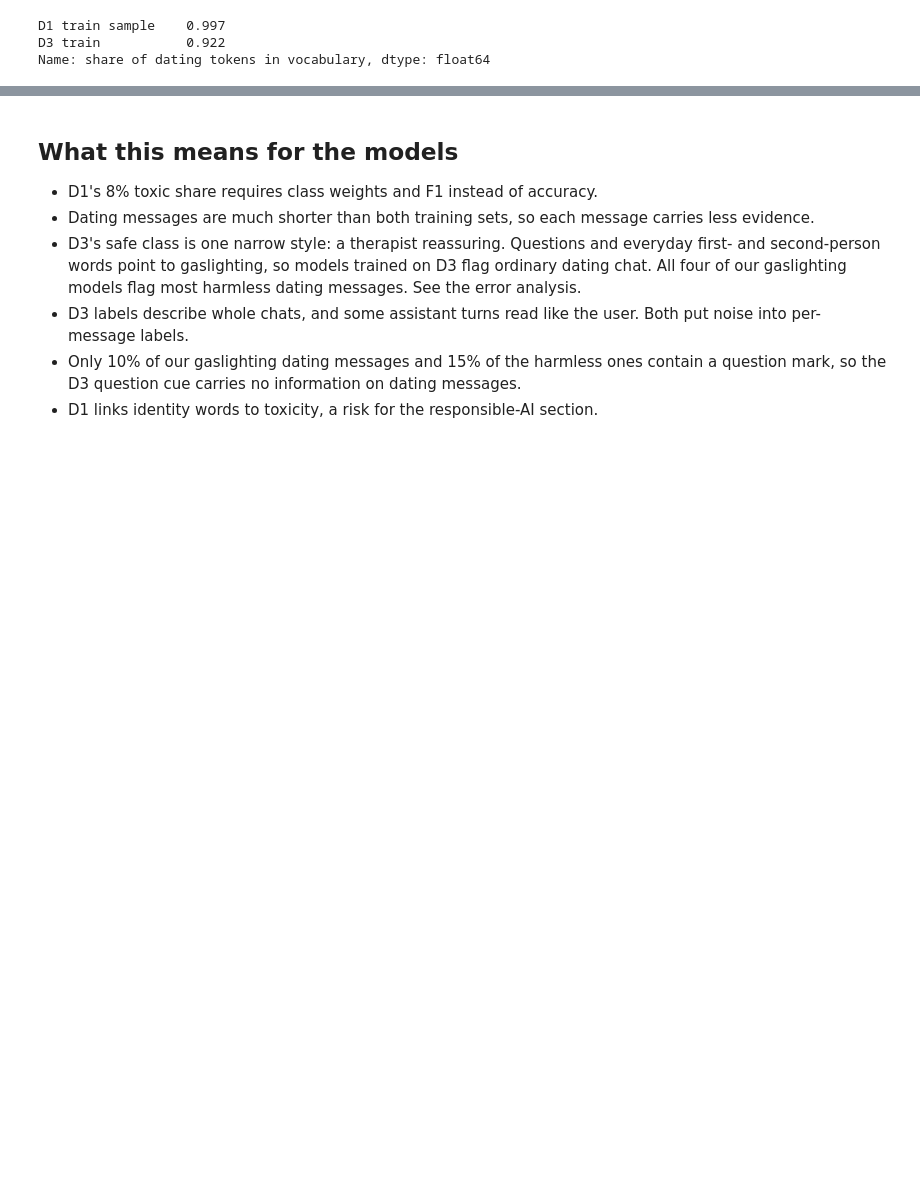
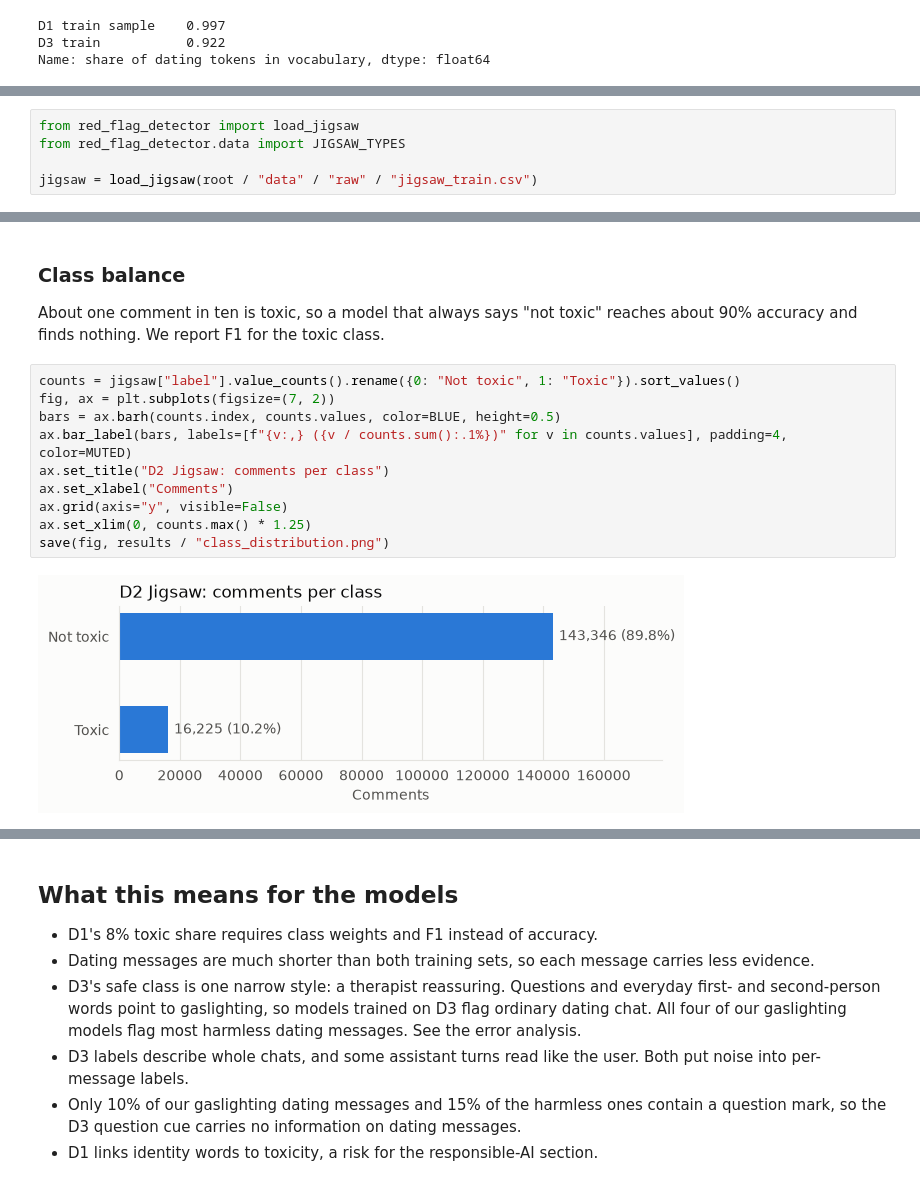
Before and after one commit to alex10020/RedFlagDetection_MachineLearning, a Jupyter notebook: notebooks/eda.ipynb, the cells around one changed output, grey strips where cells are left out. Saved outputs shown, nothing was run; the diff lists cells and outputs as text; blank space fills up the shorter version.

```diff
--- a/notebooks/03_eda_d1_d3.ipynb
+++ b/notebooks/eda.ipynb
@@ -282,0 +287,5 @@ Name: share of dating tokens in vocabulary, dtype: float64
+# %%
+from red_flag_detector import load_jigsaw
+from red_flag_detector.data import JIGSAW_TYPES
+
+jigsaw = load_jigsaw(root / "data" / "raw" / "jigsaw_train.csv")
@@ -282,0 +313,16 @@ Name: share of dating tokens in vocabulary, dtype: float64
+# %% [markdown]
+### Class balance
+
+About one comment in ten is toxic, so a model that always says "not toxic" reaches about 90% accuracy and finds nothing. We report F1 for the toxic class.
+# %%
+counts = jigsaw["label"].value_counts().rename({0: "Not toxic", 1: "Toxic"}).sort_values()
+fig, ax = plt.subplots(figsize=(7, 2))
+bars = ax.barh(counts.index, counts.values, color=BLUE, height=0.5)
+ax.bar_label(bars, labels=[f"{v:,} ({v / counts.sum():.1%})" for v in counts.values], padding=4, color=MUTED)
+ax.set_title("D2 Jigsaw: comments per class")
+ax.set_xlabel("Comments")
+ax.grid(axis="y", visible=False)
+ax.set_xlim(0, counts.max() * 1.25)
+save(fig, results / "class_distribution.png")
+# %% [output]
+[figure, added]
```
Also changed, not shown: parts of 8 cells of this notebook, 2 other files.
